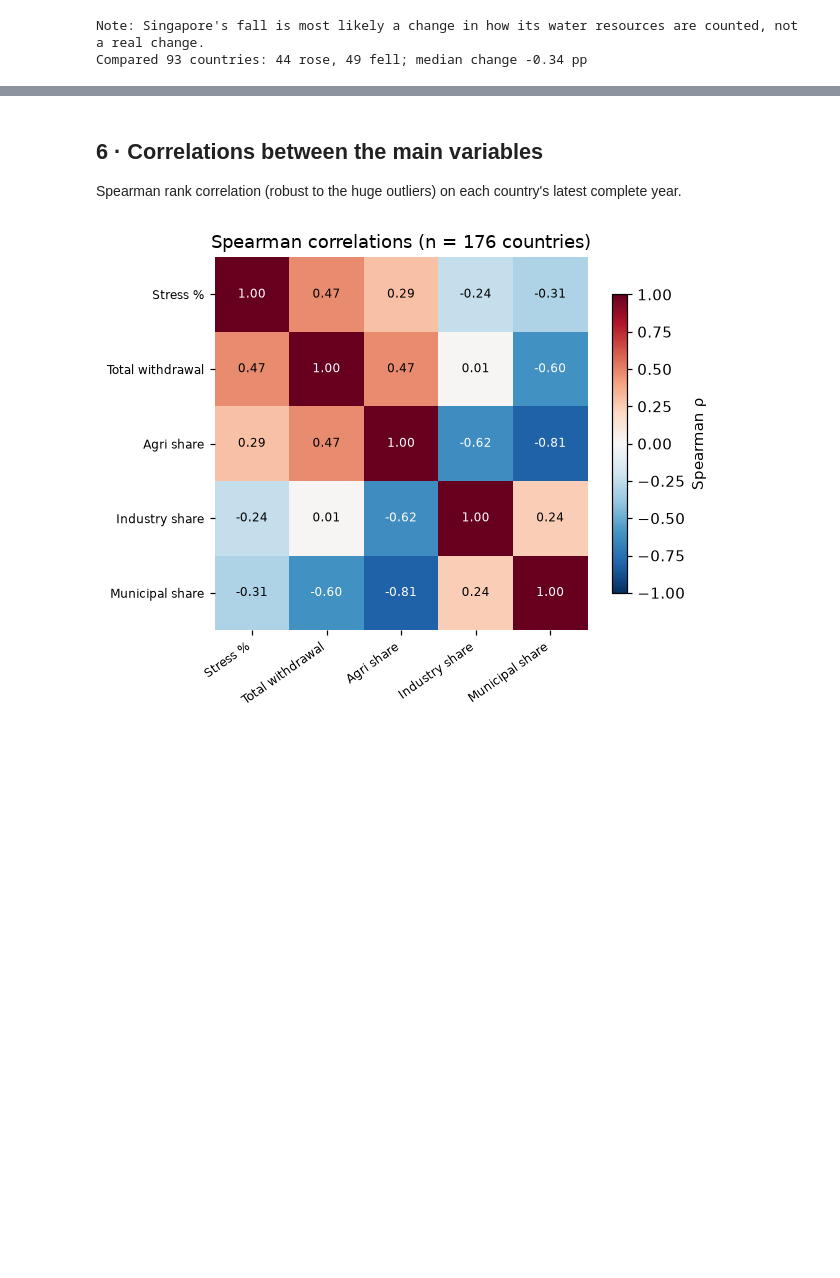
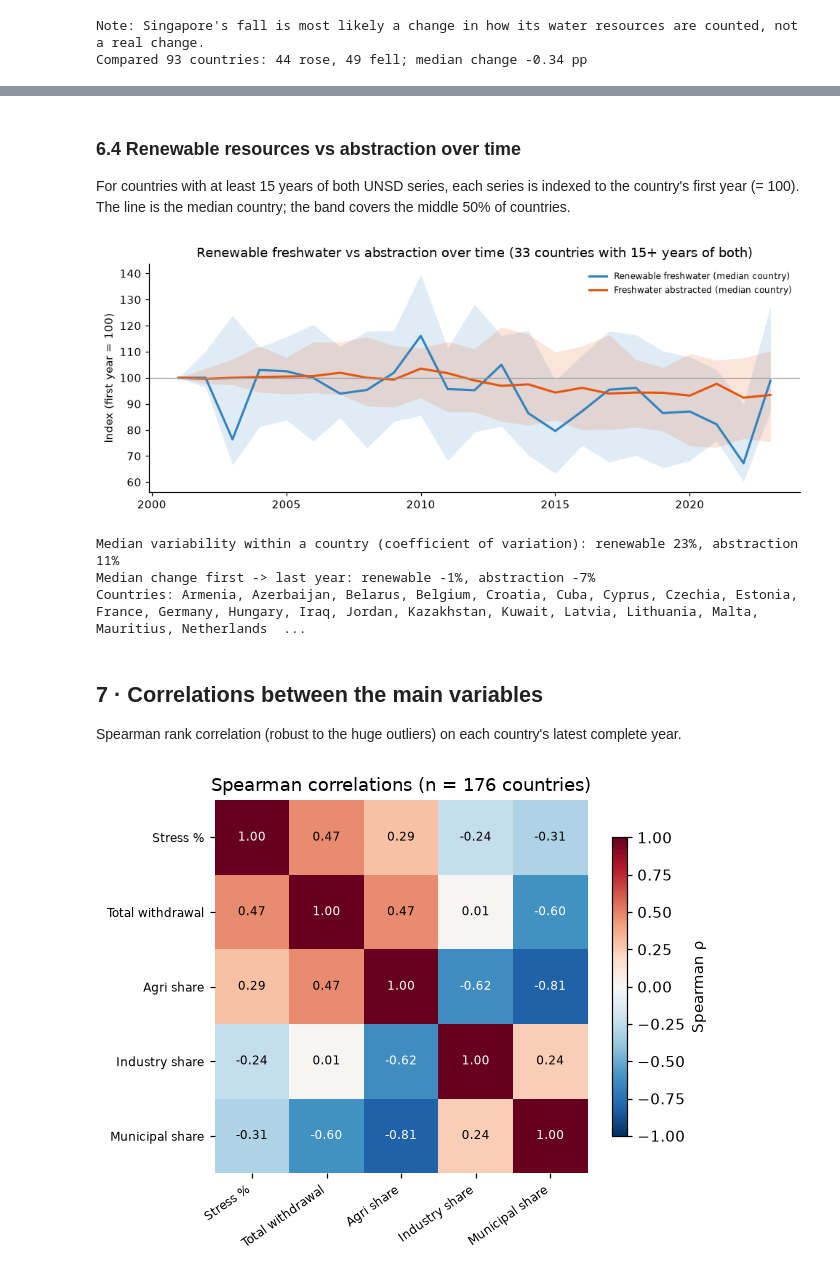
Before and after one commit to petikovacs/data_analysis, a Jupyter notebook: notebooks/02_eda_and_maps.ipynb, the cells around one changed output, grey strips where cells are left out. Drawn from its saved outputs; the diff is of its cells as text; code cells hidden in the pictures; blank space fills up the shorter version.

```diff
--- a/notebooks/02_eda_and_maps.ipynb
+++ b/notebooks/02_eda_and_maps.ipynb
@@ -362,0 +458,13 @@ Compared 93 countries: 44 rose, 49 fell; median change -0.34 pp
+# %%
+has_sdg = set(latest['m49'])
+has_ratio = set(ratio_all['m49'])
+names = master.drop_duplicates('m49').set_index('m49')['Country']
+coverage = pd.Series({
+    'Both indicators': len(has_sdg & has_ratio),
+    'SDG 6.4.2 only (no UNSD abstraction/renewable pair)': len(has_sdg - has_ratio),
+    'Work-plan ratio only (no SDG value)': len(has_ratio - has_sdg),
+    'Neither': master['m49'].nunique() - len(has_sdg | has_ratio),
+}, name='Countries')
+display(coverage.to_frame())
+print('Ratio only:', ', '.join(sorted(names[list(has_ratio - has_sdg)])) or 'none')
+print('Neither   :', ', '.join(sorted(names[list(set(master['m49']) - has_sdg - has_ratio)])) or 'none')
@@ -363,5 +479,44 @@ Compared 93 countries: 44 rose, 49 fell; median change -0.34 pp
+# %% [markdown]
+### 6.4 Renewable resources vs abstraction over time
+For countries with at least 15 years of both UNSD series, each series is indexed to the country's first year (= 100).
+The line is the median country; the band covers the middle 50% of countries.
+# %%
+pair = master.dropna(subset=['Renewable_Freshwater_10e9_m3', 'Freshwater_Abstracted_UNSD_10e9_m3'])
+yrs_pair = pair.groupby('m49')['Year'].nunique()
+long_ids = yrs_pair[yrs_pair >= 15].index
+pair = pair[pair['m49'].isin(long_ids)].sort_values(['m49', 'Year']).copy()
+for col, out in (('Renewable_Freshwater_10e9_m3', 'Renewable_idx'),
+                 ('Freshwater_Abstracted_UNSD_10e9_m3', 'Abstraction_idx')):
+    pair[out] = pair[col] / pair.groupby('m49')[col].transform('first') * 100
+med = pair.groupby('Year')[['Renewable_idx', 'Abstraction_idx']].median()
+q25 = pair.groupby('Year')[['Renewable_idx', 'Abstraction_idx']].quantile(0.25)
+q75 = pair.groupby('Year')[['Renewable_idx', 'Abstraction_idx']].quantile(0.75)
+
+fig, ax = plt.subplots(figsize=(9, 3.6))
+for col, c, lab in (('Renewable_idx', '#3182bd', 'Renewable freshwater'),
+                    ('Abstraction_idx', '#e6550d', 'Freshwater abstracted')):
+    ax.plot(med.index, med[col], color=c, lw=2, label=f'{lab} (median country)')
+    ax.fill_between(med.index, q25[col], q75[col], color=c, alpha=0.15, lw=0)
+ax.axhline(100, color='#999', lw=0.8)
+ax.set(ylabel='Index (first year = 100)',
+       title=f'Renewable freshwater vs abstraction over time ({len(long_ids)} countries with 15+ years of both)')
+ax.legend(frameon=False, fontsize=8)
+fig.tight_layout(); fig.savefig(FIG_DIR / 'eda_09_renewable_vs_abstraction_trend.png'); plt.show()
+
+cv = pair.groupby('m49').agg(r=('Renewable_Freshwater_10e9_m3', lambda s: s.std() / s.mean()),
+                             a=('Freshwater_Abstracted_UNSD_10e9_m3', lambda s: s.std() / s.mean()))
+print(f"Median variability within a country (coefficient of variation): "
+      f"renewable {cv['r'].median():.0%}, abstraction {cv['a'].median():.0%}")
+print(f"Median change first -> last year: renewable {med['Renewable_idx'].iloc[-1] - 100:+.0f}%, "
+      f"abstraction {med['Abstraction_idx'].iloc[-1] - 100:+.0f}%")
+print('Countries:', ', '.join(sorted(names[list(long_ids)])))
+# %% [output]
+[figure, added]
+Median variability within a country (coefficient of variation): renewable 23%, abstraction 11%
+Median change first -> last year: renewable -1%, abstraction -7%
+Countries: Armenia, Azerbaijan, Belarus, Belgium, Croatia, Cuba, Cyprus, Czechia, Estonia, France, Germany, Hungary, Iraq, Jordan, Kazakhstan, Kuwait, Latvia, Lithuania, Malta, Mauritius, Netherlands  ...
 # %% [markdown]
-## 6 · Correlations between the main variables
+## 7 · Correlations between the main variables
 
 Spearman rank correlation (robust to the huge outliers) on each country's latest complete year.
 # %%
```
Also changed, not shown: parts of 8 cells of this notebook, 17 other files.
